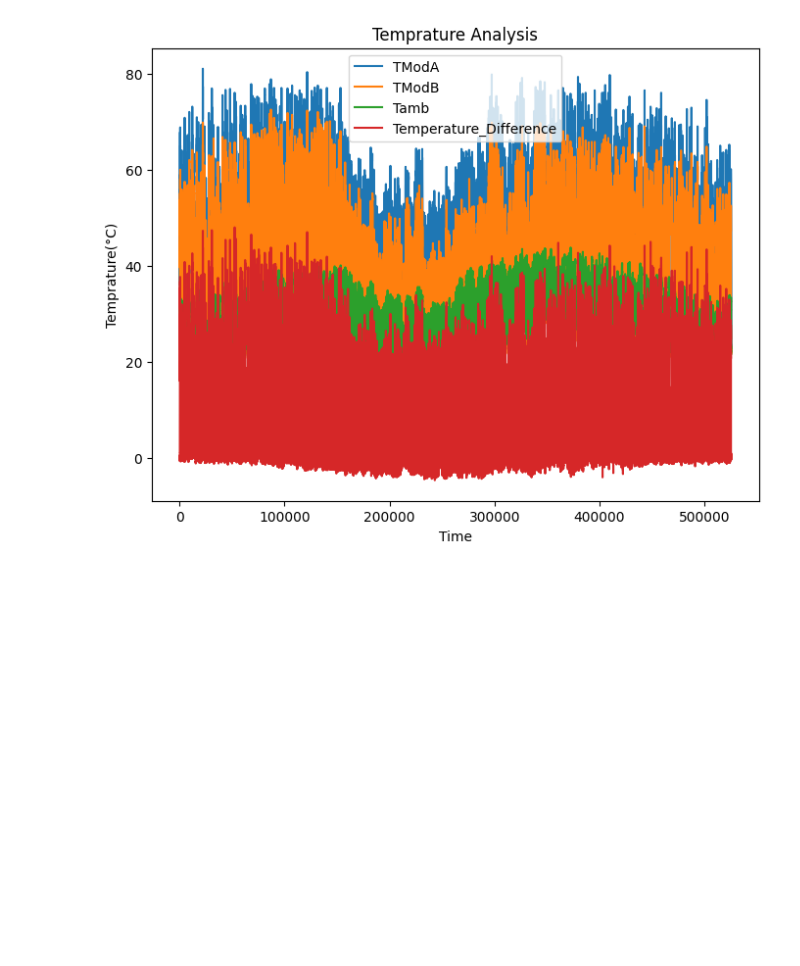
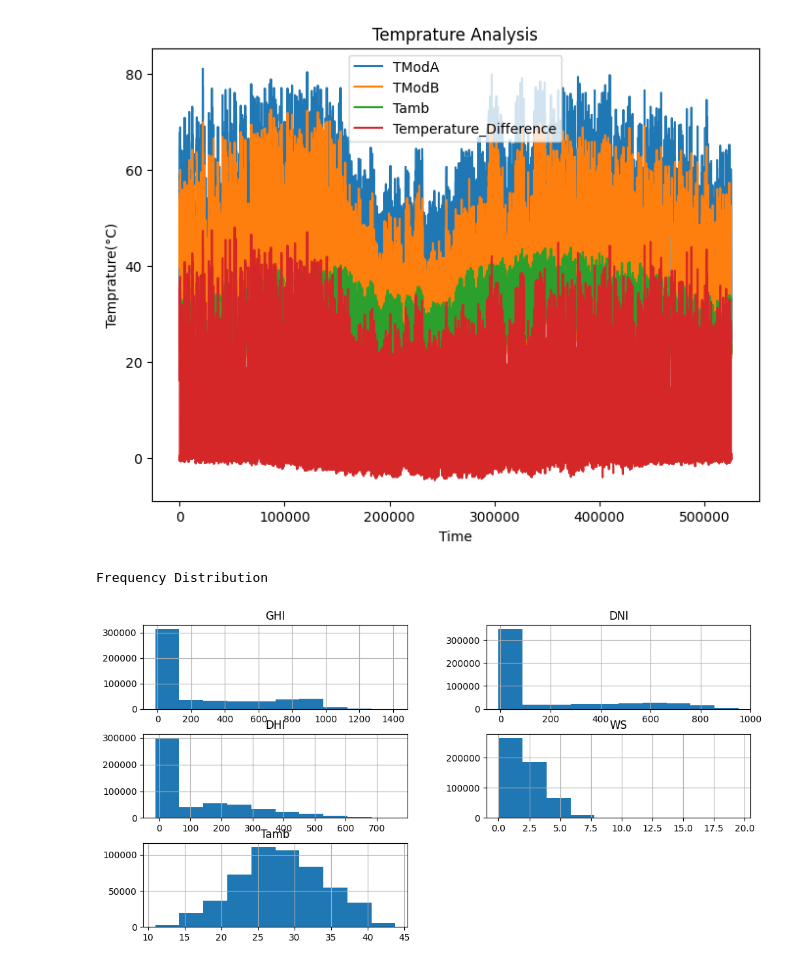
Before and after one commit to EstifanosTeklay/MoonLight-Energy-Solutions, a Jupyter notebook: notebooks/benin_EDA.ipynb, the cells around one changed output. Saved outputs shown, nothing was run; the diff lists cells and outputs as text; code cells hidden in the pictures; blank space fills up the shorter version.

Commit message:
Histograms and Boxplots

```diff
--- a/notebooks/benin_EDA.ipynb
+++ b/notebooks/benin_EDA.ipynb
@@ -182,3 +182,10 @@ plt.ylabel('Temprature(°C)')
 plt.show()
 # %% [output]
 [figure]
+# %%
+benin_data[['GHI', 'DNI', 'DHI', 'WS', 'Tamb']].hist(bins=10, figsize=(12, 6))
+print("Frequency Distribution")
+plt.show()
+# %% [output]
+Frequency Distribution
+[figure, added]
```
Also changed, not shown: parts of 2 cells of this notebook.
